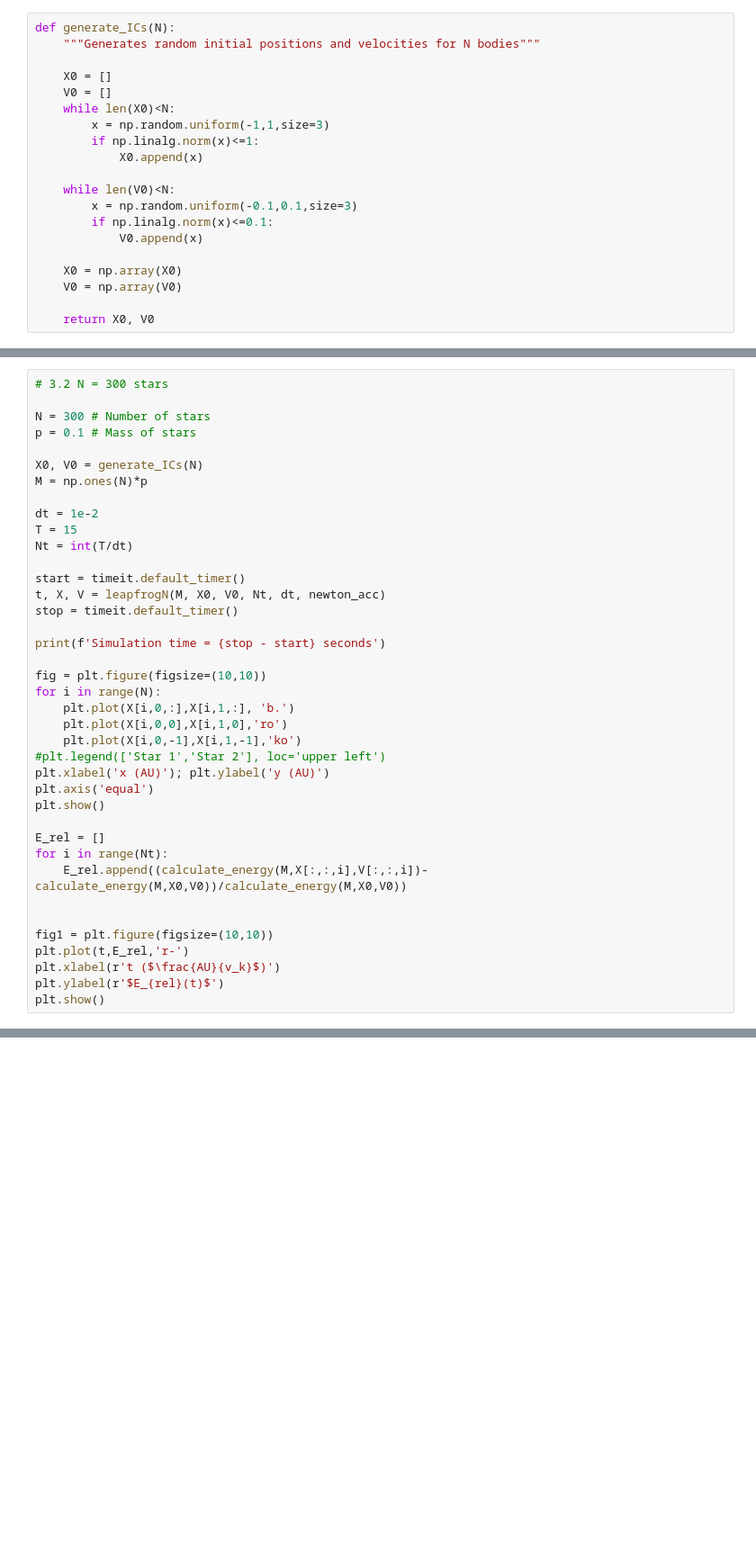
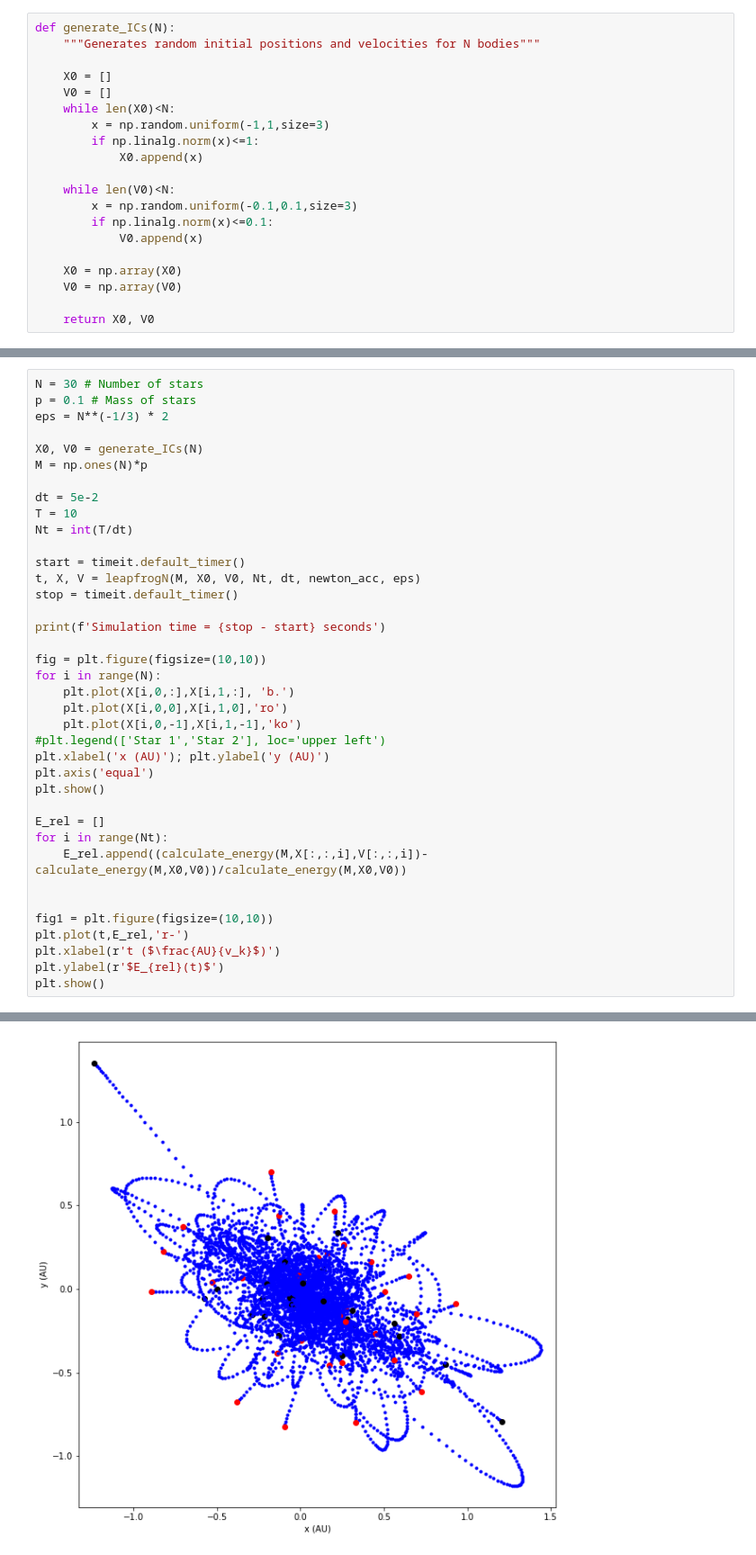
Before and after one commit to Matteo294/FoSM, a Jupyter notebook: sheet3/ex3/ex3.ipynb, the cells around one changed output, grey strips where cells are left out. Shown at 90% size. Saved outputs shown, nothing was run; the diff lists cells and outputs as text; blank space fills up the shorter version.

```diff
--- a/sheet3/ex3/ex3.ipynb
+++ b/sheet3/ex3/ex3.ipynb
@@ -188,18 +148,17 @@ Simulation time = 32.90746646200023 seconds
 # %%
-# 3.2 N = 300 stars
-
-N = 300 # Number of stars
+N = 30 # Number of stars
 p = 0.1 # Mass of stars
+eps = N**(-1/3) * 2
 
 X0, V0 = generate_ICs(N)
 M = np.ones(N)*p
 
-dt = 1e-2
-T = 15
+dt = 5e-2
+T = 10
 Nt = int(T/dt)
 
 start = timeit.default_timer()
-t, X, V = leapfrogN(M, X0, V0, Nt, dt, newton_acc)
+t, X, V = leapfrogN(M, X0, V0, Nt, dt, newton_acc, eps)
 stop = timeit.default_timer()
 
 print(f'Simulation time = {stop - start} seconds')
@@ -229,0 +188 @@ KeyboardInterrupt:
+[figure, added]
```
Also changed, not shown: parts of 13 cells of this notebook, 5 other files.
